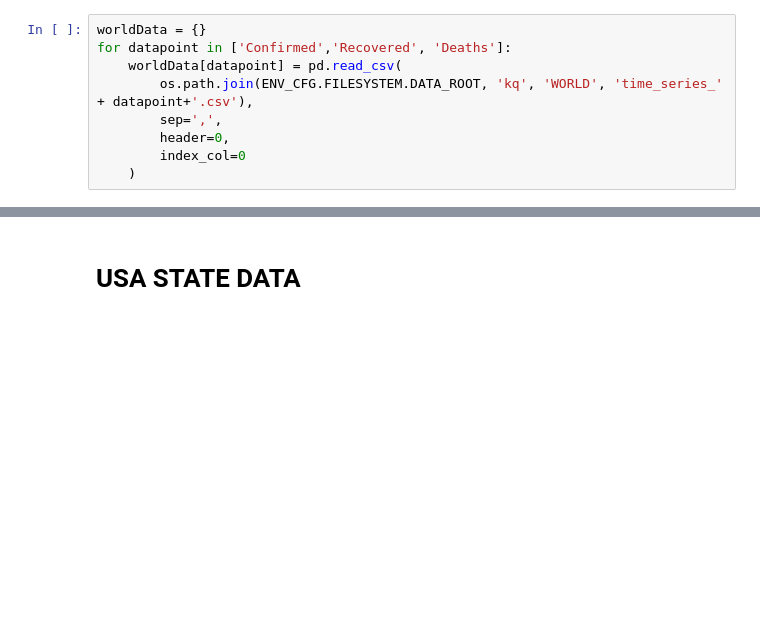
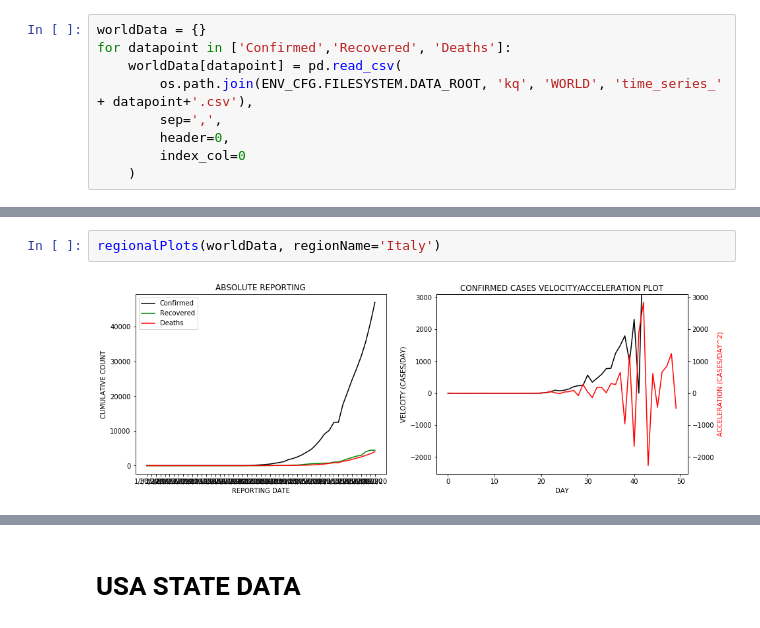
Before and after one commit to FocusedDiversity/Epidemiology, a Jupyter notebook: jupyter_nb/Data Sanity Check and Basic Analysis.ipynb, the cells around one changed output, grey strips where cells are left out. Drawn from its saved outputs; the diff is of its cells as text; blank space fills up the shorter version.

```diff
--- a/jupyter_nb/Data Sanity Check and Basic Analysis.ipynb
+++ b/jupyter_nb/Data Sanity Check and Basic Analysis.ipynb
@@ -87,0 +96,4 @@ regionalPlots(worldData, regionName='US')
+# %%
+regionalPlots(worldData, regionName='Italy')
+# %% [output]
+[figure, added]
```
Also changed, not shown: parts of 13 cells of this notebook.
